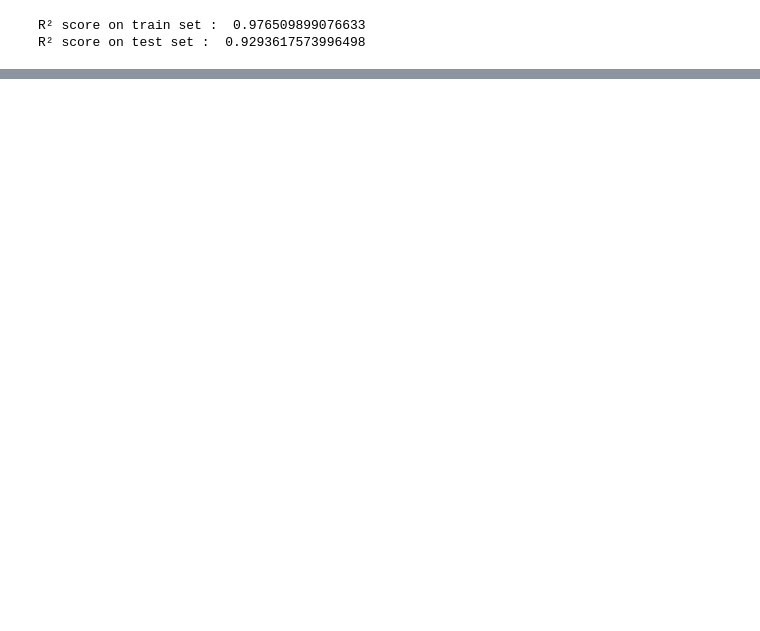
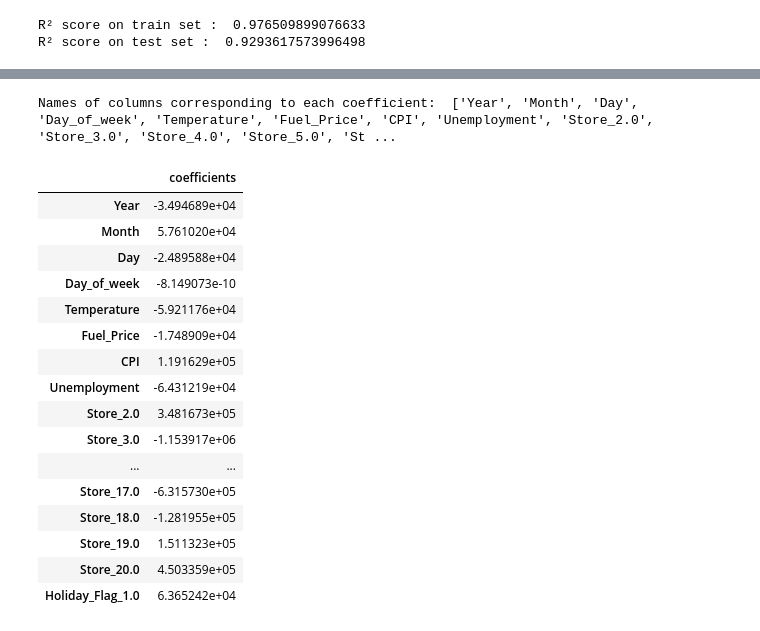
Before and after one commit to dourmiah/Walmart, a Jupyter notebook: Projet_Walmart.ipynb, the cells around one changed output, grey strips where cells are left out. Saved outputs shown, nothing was run; the diff lists cells and outputs as text; code cells hidden in the pictures; blank space fills up the shorter version.

```diff
--- a/Projet_Walmart.ipynb
+++ b/Projet_Walmart.ipynb
@@ -349,0 +490,38 @@ R² score on test set :  0.9293617573996498
+# %%
+column_names = []
+for name, pipeline, features_list in preprocessor.transformers_:  # loop on pipelines
+    if name in ["num_disc", "num_cont"]:  # numeric variables
+        features = features_list  # get the column names
+    elif isinstance(pipeline, str):  # if the pipeline is a string like 'passthrough' or 'drop'
+        if pipeline == 'passthrough':
+            features = features_list  # use original column names for passthrough
+        else:
+            features = []  # if 'drop', don't add any features
+    else:  # if pipeline is for categorical variables
+        features = pipeline.named_steps['encoder'].get_feature_names_out(features_list)
+    column_names.extend(features)  # concatenate features names
+
+print("Names of columns corresponding to each coefficient: ", column_names)
+# %% [output]
+Names of columns corresponding to each coefficient:  ['Year', 'Month', 'Day', 'Day_of_week', 'Temperature', 'Fuel_Price', 'CPI', 'Unemployment', 'Store_2.0', 'Store_3.0', 'Store_4.0', 'Store_5.0', 'St ...
+# %%
+coefs = pd.DataFrame(index = column_names, data = model.coef_.transpose(), columns=["coefficients"])
+coefs
+# %% [output]
+|  | coefficients |
+| Year | -3.494689e+04 |
+| Month | 5.761020e+04 |
+| Day | -2.489588e+04 |
+| Day_of_week | -8.149073e-10 |
+| Temperature | -5.921176e+04 |
+| Fuel_Price | -1.748909e+04 |
+| CPI | 1.191629e+05 |
+| Unemployment | -6.431219e+04 |
+| Store_2.0 | 3.481673e+05 |
+| Store_3.0 | -1.153917e+06 |
+| ... | ... |
+| Store_17.0 | -6.315730e+05 |
+| Store_18.0 | -1.281955e+05 |
+| Store_19.0 | 1.511323e+05 |
+| Store_20.0 | 4.503359e+05 |
+| Holiday_Flag_1.0 | 6.365242e+04 |
```
Also changed, not shown: parts of 47 cells of this notebook.
